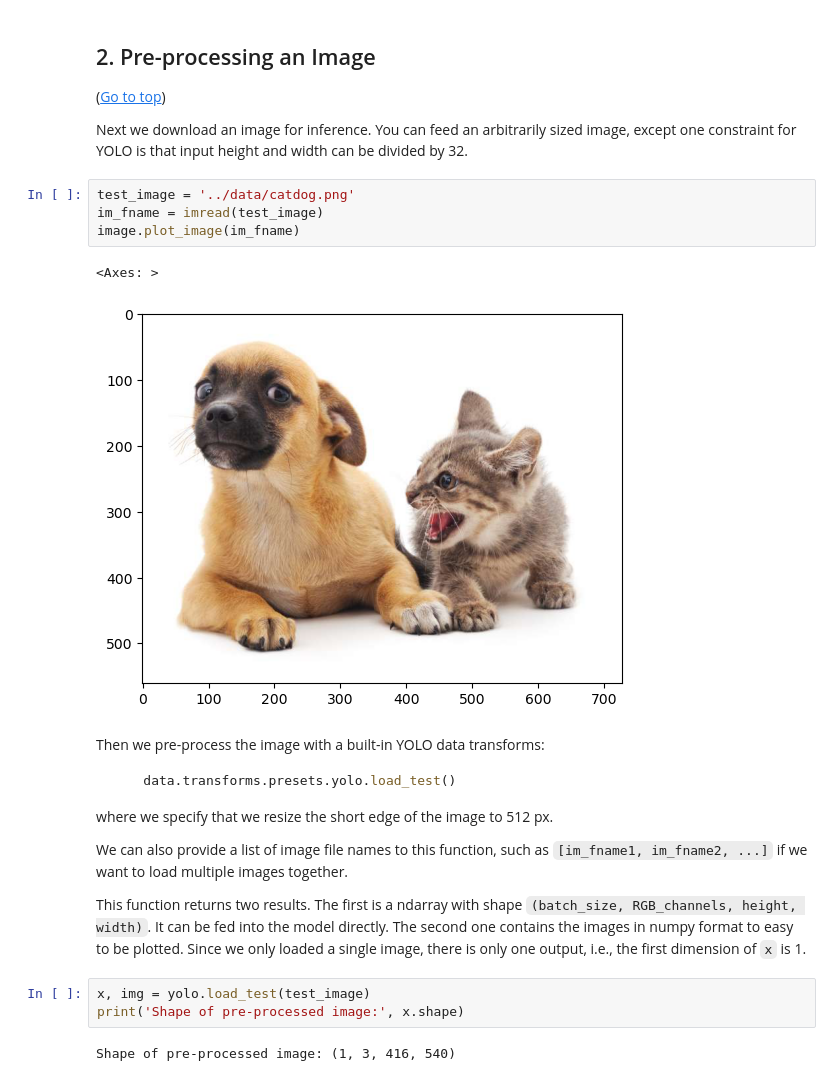
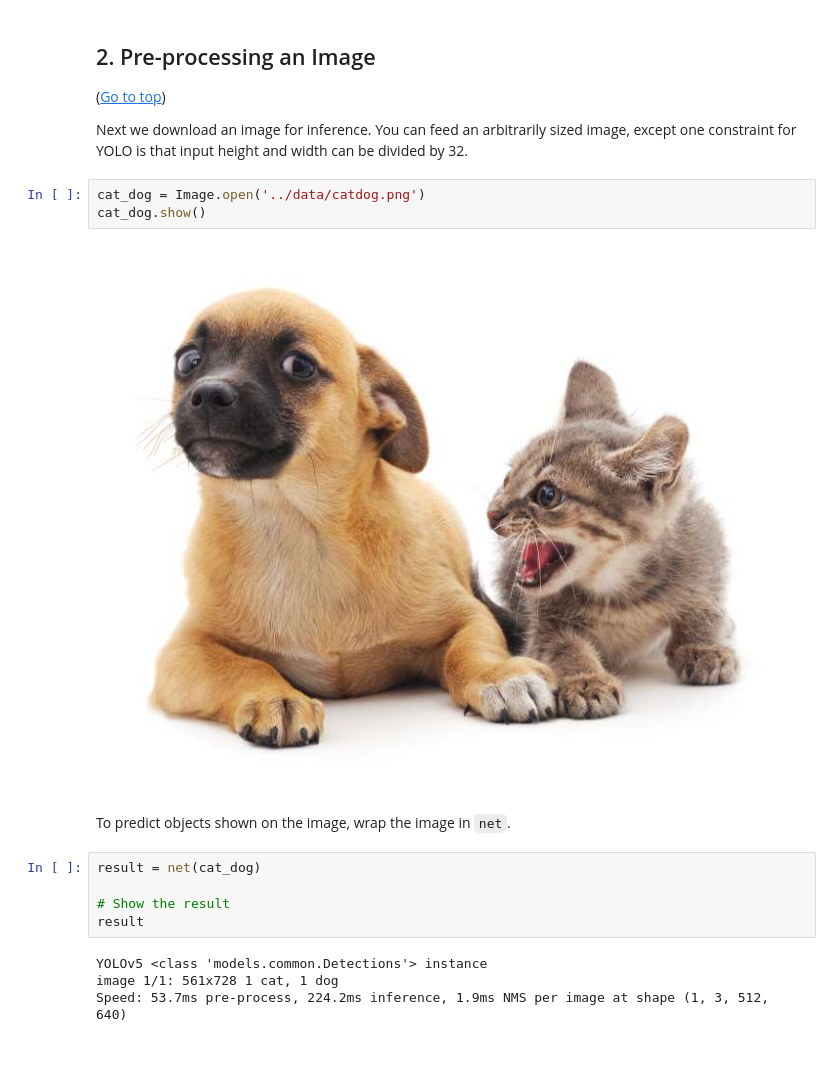
Before and after one commit to aws-samples/aws-machine-learning-university-accelerated-cv, a Jupyter notebook: notebooks/MLA-CV-DAY3-YOLO.ipynb, the cells around one changed output. Cells and saved outputs as stored; diff of their text form; blank space fills up the shorter version.

````diff
--- a/notebooks/MLA-CV-DAY3-YOLO.ipynb
+++ b/notebooks/MLA-CV-DAY3-YOLO.ipynb
@@ -46,36 +48,22 @@ net = model_zoo.get_model('yolo3_darknet53_voc', pretrained=True)
 Next we download an image for inference. You can
 feed an arbitrarily sized image, except one constraint for
 YOLO is that input height and width can be divided by 32.
-# %%
-test_image = '../data/catdog.png'
-im_fname = imread(test_image)
-image.plot_image(im_fname)
-# %% [output]
-<Axes: >
-[figure, removed]
-# %% [markdown]
-Then we pre-process the image with a built-in YOLO
-data transforms:
-
-```python
-    data.transforms.presets.yolo.load_test()
-```
-
-where we specify that we resize the short edge of the image to 512 px.
-
-We can also provide a list of image file names to this function,
-such as ``[im_fname1, im_fname2, ...]`` if we want to load multiple images together.
-
-This function returns two results. The first is a ndarray with shape
-`(batch_size, RGB_channels, height, width)`. It can be fed into the
-model directly. The second one contains the images in numpy format to
-easy to be plotted. Since we only loaded a single image, there is only one output,
-i.e., the first dimension of `x` is 1.
-# %%
-x, img = yolo.load_test(test_image)
-print('Shape of pre-processed image:', x.shape)
-# %% [output]
-Shape of pre-processed image: (1, 3, 416, 540)
+# %%
+cat_dog = Image.open('../data/catdog.png')
+cat_dog.show()
+# %% [output]
+[figure, added]
+# %% [markdown]
+To predict objects shown on the image, wrap the image in `net`.
+# %%
+result = net(cat_dog)
+
+# Show the result
+result
+# %% [output]
+YOLOv5 <class 'models.common.Detections'> instance
+image 1/1: 561x728 1 cat, 1 dog
+Speed: 53.7ms pre-process, 224.2ms inference, 1.9ms NMS per image at shape (1, 3, 512, 640)
 # %% [markdown]
 ## 3. <a name="3">Inference and Visualizating</a>
 (<a href="#0">Go to top</a>)
````
Also changed, not shown: parts of 18 cells of this notebook.
